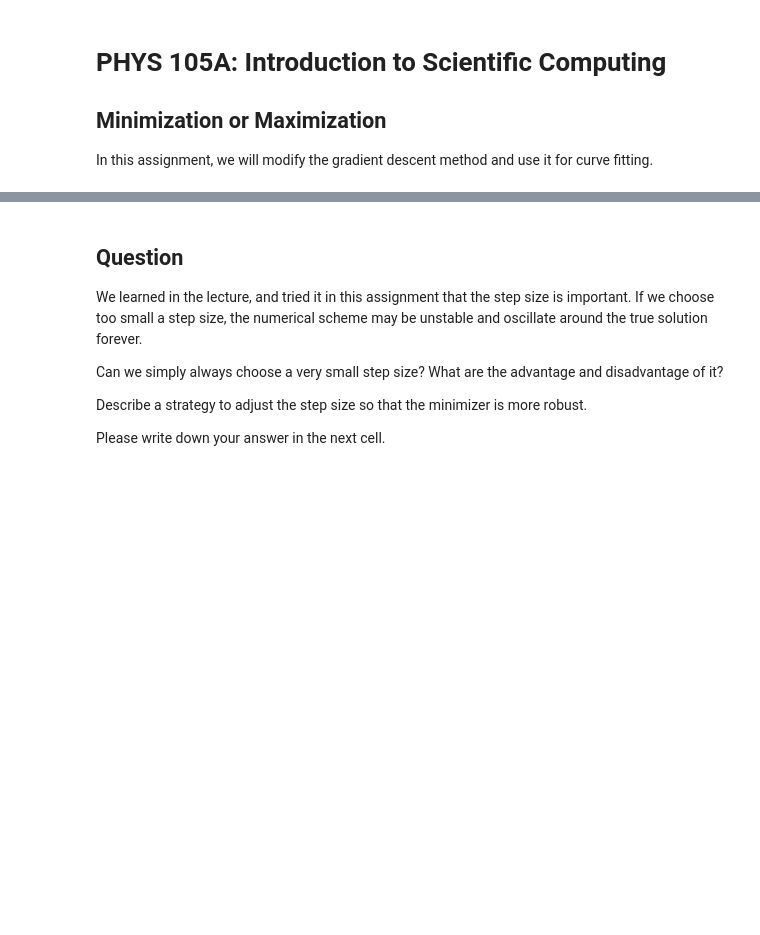
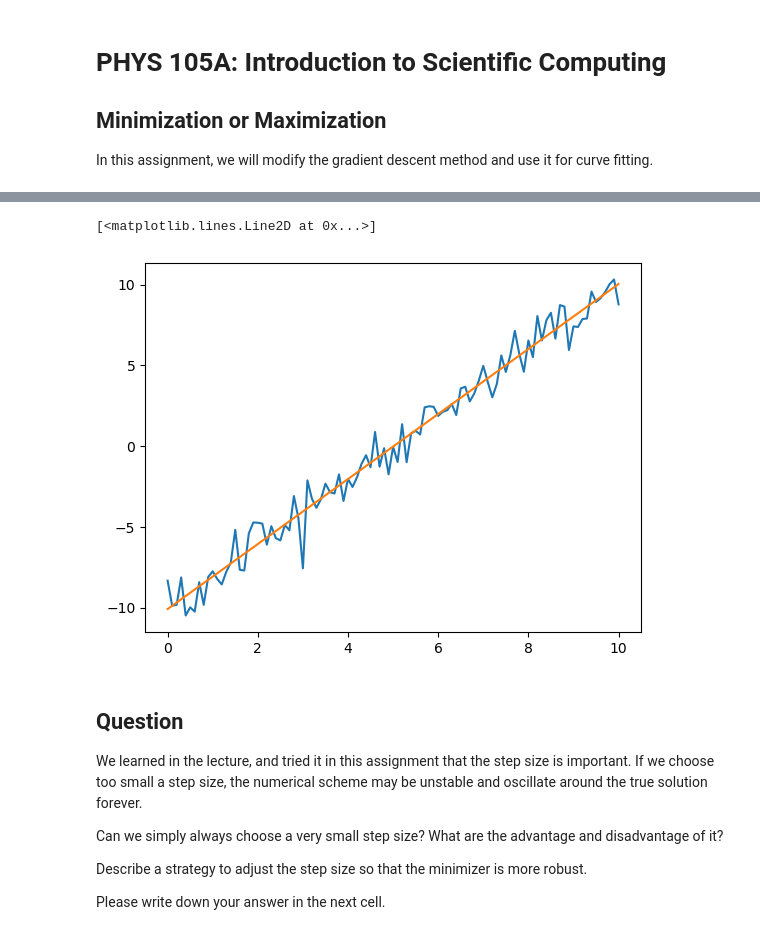
Before and after one commit to ramadithya1771/phys105-code, a Jupyter notebook: 09/assignment.ipynb, the cells around one changed output, grey strips where cells are left out. Drawn from its saved outputs; the diff is of its cells as text; code cells hidden in the pictures; blank space fills up the shorter version.

```diff
--- a/09/assignment.ipynb
+++ b/09/assignment.ipynb
@@ -25,7 +48,21 @@ plt.plot(X)
 #
 # In the lecture, we want to fit f(x) or f(x, y).  What variables we want to fit here?
 
-________
+def minimize(f, f_x, f_y, x, y, alpha, acc=1e-3, nmax=10000):
+    l = np.array([x, y])
+    for i in range(nmax):
+        z   = f(x, y)
+        z_x = f_x(x, y)
+        z_y = f_y(x, y)
+        if z_x*z_x + z_y*z_y <= acc * acc: # amplitude of derivative vector
+            return l
+        if i % 2 == 0:
+            x -= alpha * z_x
+        else:
+            y -= alpha * z_y
+        l = np.vstack((l, [x, y]))
+
+    raise Exception("Too many iterations", l)
 
 # What input do we need to perform curve fitting?
 # %%
@@ -36,14 +73,14 @@ ________
 #
 # Hint: reduced chi-squared
 
-def chisq(________, ________):
-    return ________
+def chisq(a,b):
+    return np.sum(((a*T + b)-X) ** 2)
 
-def chisq_a(________, ________):
-    return ________
+def chisq_a(a,b):
+    return 2*np.sum(((a*T + b)-X)*T)
 
-def chisq_b(________, ________):
-    return ________
+def chisq_b(a,b):
+    return 2*np.sum(((a*T + b)-X))
 # %%
 # Step 5. Fit the curve
 
@@ -67,10 +121,13 @@ print(l1)
 # %%
 # Step 7. Overplot the data and the results
 
-a, b = ________
+a, b = minimize(chisq, chisq_a, chisq_b, 1, -8, 0.0001)[-1]
 
 plt.plot(T, X)
-plt.plot(T, a + b * T)
+plt.plot(T, b + a * T)
+# %% [output]
+[<matplotlib.lines.Line2D at 0x...>]
+[figure, added]
 # %% [markdown]
 ## Question
 
```
Also changed, not shown: parts of 4 cells of this notebook, 2 other files.
